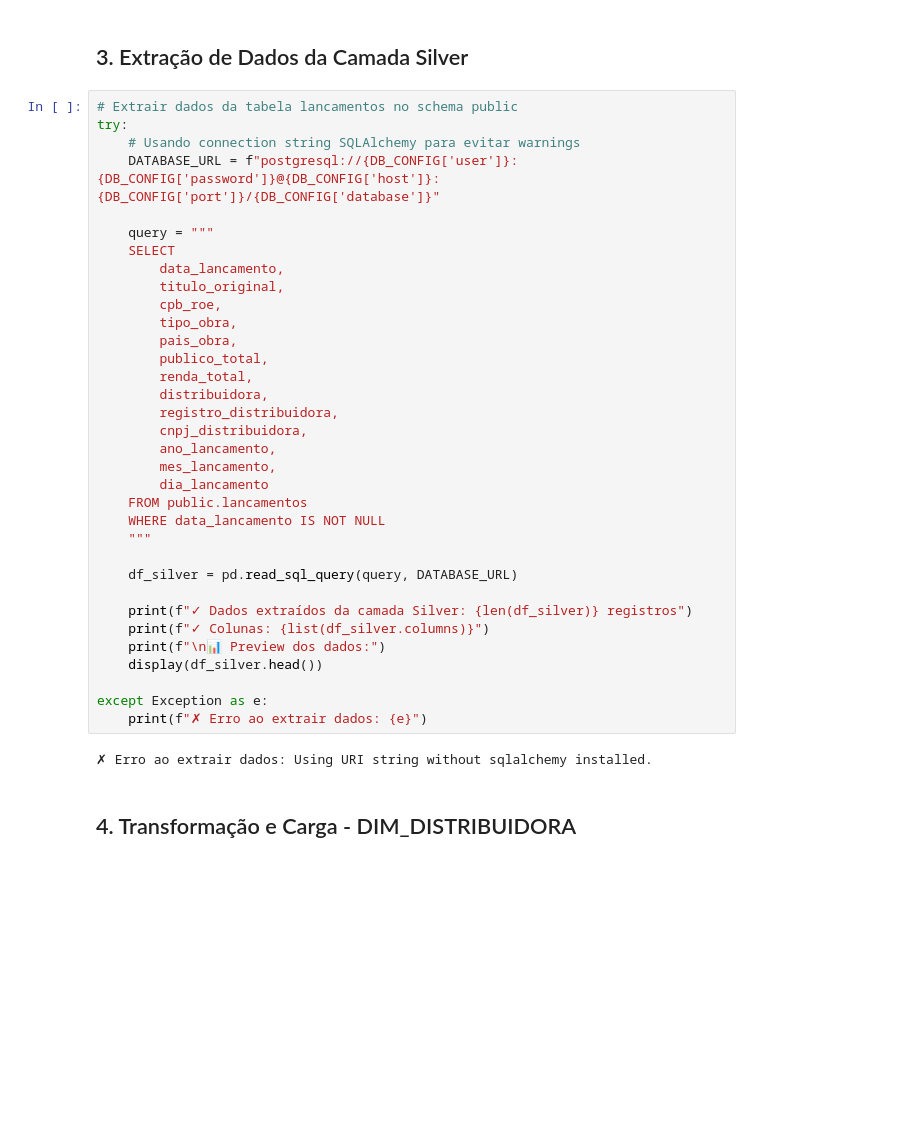
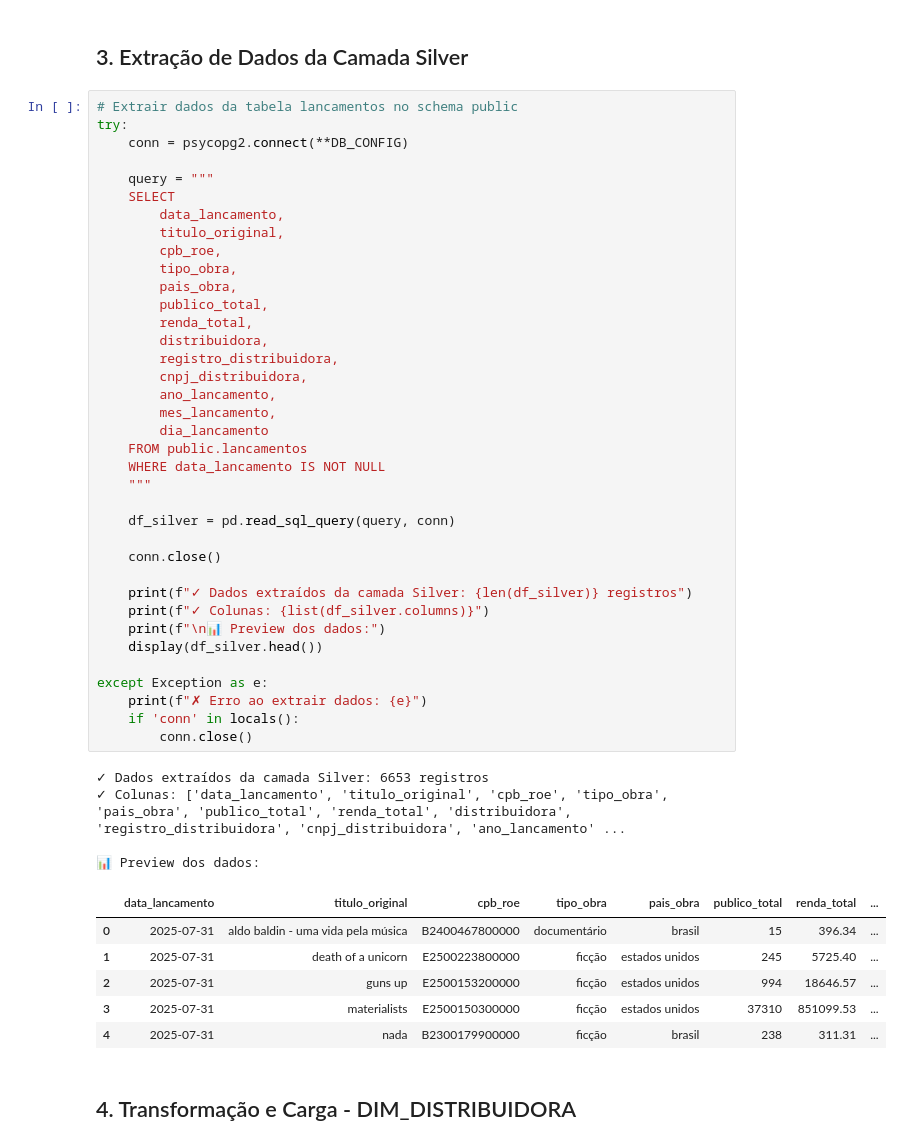
Before and after one commit to Abraao1231/trabalho-BD2, a Jupyter notebook: transformer/etl_silver_to_gold.ipynb, the cells around one changed output. Saved outputs shown, nothing was run; the diff lists cells and outputs as text; blank space fills up the shorter version.

```diff
--- a/transformer/etl_silver_to_gold.ipynb
+++ b/transformer/etl_silver_to_gold.ipynb
@@ -97,39 +97,51 @@ except Exception as e:
 # %%
 # Extrair dados da tabela lancamentos no schema public
 try:
-    # Usando connection string SQLAlchemy para evitar warnings
-    DATABASE_URL = f"postgresql://{DB_CONFIG['user']}:{DB_CONFIG['password']}@{DB_CONFIG['host']}:{DB_CONFIG['port']}/{DB_CONFIG['database']}"
+    conn = psycopg2.connect(**DB_CONFIG)
 
     query = """
     SELECT
         data_lancamento,
         titulo_original,
         cpb_roe,
         tipo_obra,
         pais_obra,
         publico_total,
         renda_total,
         distribuidora,
         registro_distribuidora,
         cnpj_distribuidora,
         ano_lancamento,
         mes_lancamento,
         dia_lancamento
     FROM public.lancamentos
     WHERE data_lancamento IS NOT NULL
     """
 
-    df_silver = pd.read_sql_query(query, DATABASE_URL)
+    df_silver = pd.read_sql_query(query, conn)
+
+    conn.close()
 
     print(f"✓ Dados extraídos da camada Silver: {len(df_silver)} registros")
     print(f"✓ Colunas: {list(df_silver.columns)}")
     print(f"\n📊 Preview dos dados:")
     display(df_silver.head())
 
 except Exception as e:
     print(f"✗ Erro ao extrair dados: {e}")
+    if 'conn' in locals():
+        conn.close()
 # %% [output]
-✗ Erro ao extrair dados: Using URI string without sqlalchemy installed.
+✓ Dados extraídos da camada Silver: 6653 registros
+✓ Colunas: ['data_lancamento', 'titulo_original', 'cpb_roe', 'tipo_obra', 'pais_obra', 'publico_total', 'renda_total', 'distribuidora', 'registro_distribuidora', 'cnpj_distribuidora', 'ano_lancamento' ...
+
+📊 Preview dos dados:
+|  | data_lancamento | titulo_original | cpb_roe | tipo_obra | pais_obra | publico_total | renda_total | ... |
+| 0 | 2025-07-31 | aldo baldin - uma vida pela música | B2400467800000 | documentário | brasil | 15 | 396.34 | ... |
+| 1 | 2025-07-31 | death of a unicorn | E2500223800000 | ficção | estados unidos | 245 | 5725.40 | ... |
+| 2 | 2025-07-31 | guns up | E2500153200000 | ficção | estados unidos | 994 | 18646.57 | ... |
+| 3 | 2025-07-31 | materialists | E2500150300000 | ficção | estados unidos | 37310 | 851099.53 | ... |
+| 4 | 2025-07-31 | nada | B2300179900000 | ficção | brasil | 238 | 311.31 | ... |
 # %% [markdown]
 ## 4. Transformação e Carga - DIM_DISTRIBUIDORA
 # %%
```
Also changed, not shown: parts of 2 cells of this notebook, 3 other files.
